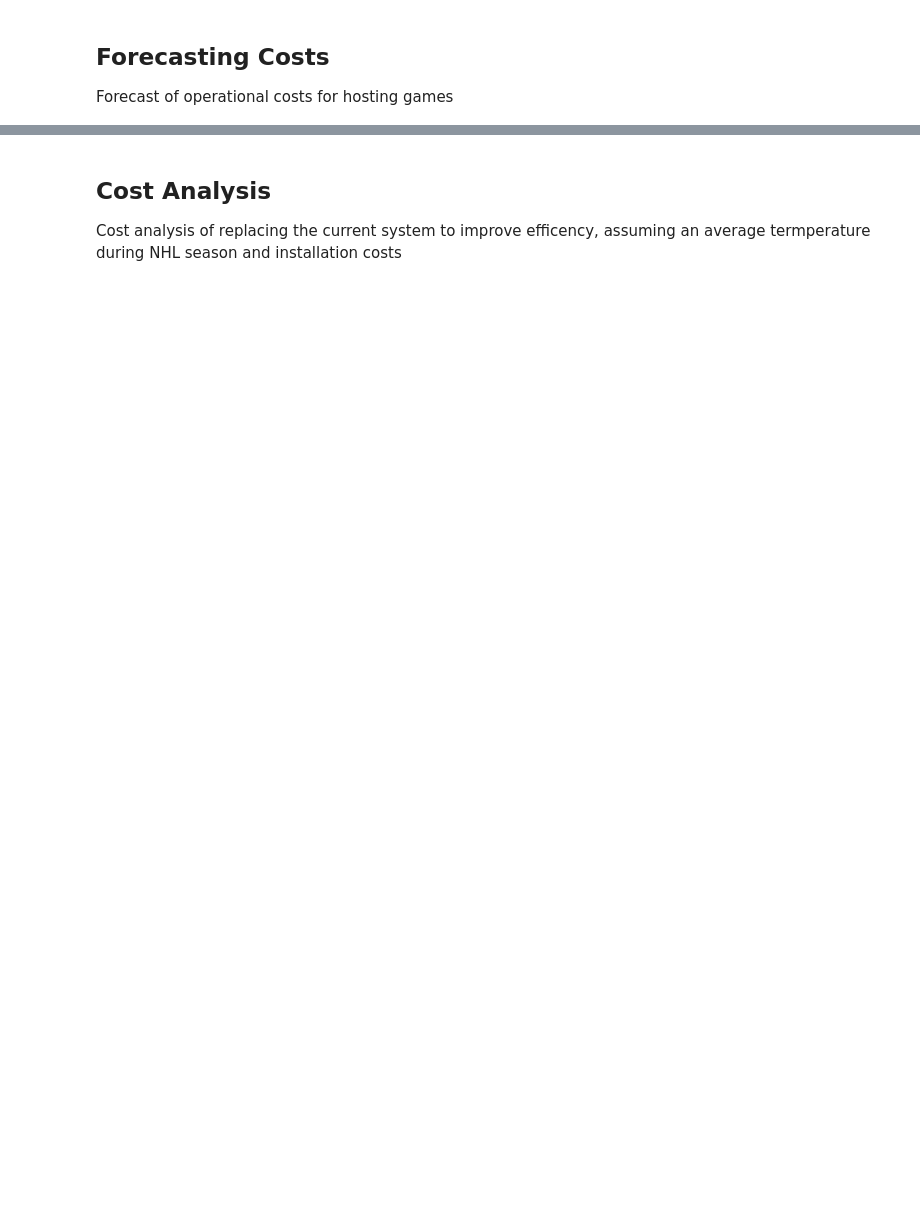
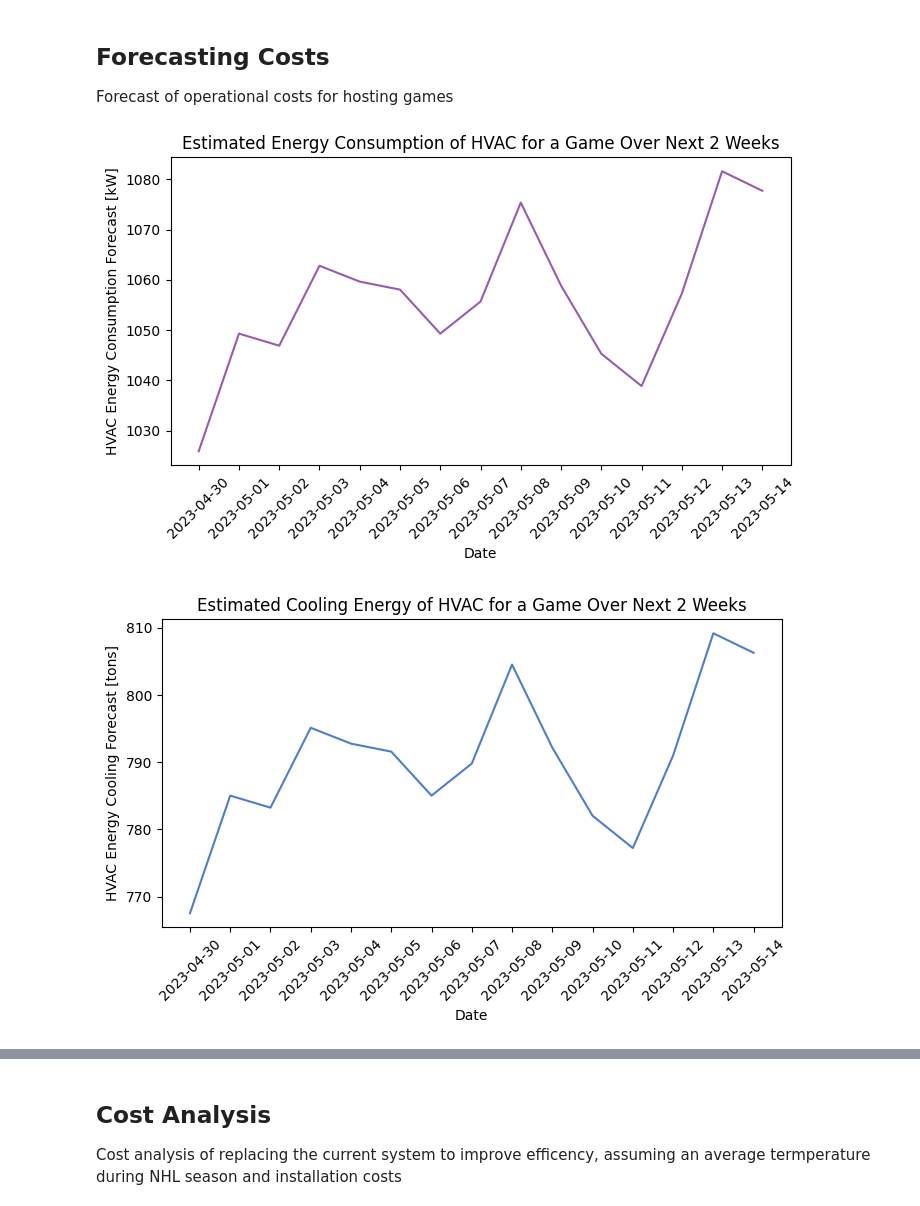
Before and after one commit to DominickBeaman/thermoproject, a Jupyter notebook: notebook.ipynb, the cells around one changed output, grey strips where cells are left out. Drawn from its saved outputs; the diff is of its cells as text; code cells hidden in the pictures; blank space fills up the shorter version.

```diff
--- a/notebook.ipynb
+++ b/notebook.ipynb
@@ -364,8 +378,8 @@ except  urllib.error.URLError as e:
 weatherForecast = pd.json_normalize(jsonData["days"])
 
 #calculate predicted costs
-tempData = weatherForecast["temp"] # °C
-humidityData = weatherForecast["humidity"] # %
+tempDataForecast = weatherForecast["temp"] # °C
+humidityDataForecast = weatherForecast["humidity"] # %
 
 energyArray = []
 energyCoolingArray = []
@@ -373,8 +387,8 @@ costArray = []
 amountPeople = 18000
 
 for i in range(weatherForecast["datetime"].size):
-    airTemperature = tempData[i]
-    airHumidity = tempData[i]
+    airTemperature = tempDataForecast[i]
+    airHumidity = humidityDataForecast[i]
 
     qNetDot, qNetCooling, totalCost = calcHVAC(airTemperature, airHumidity, amountPeople)
 
@@ -396,30 +410,33 @@ ax.set_title("Estimated Energy Consumption of HVAC for a Game Over Next 2 Weeks"
 
 # Set xticks to show dates
 ax.tick_params(axis='x', labelrotation=45)
 
 plt.show()
 
 #Plot Cooling Enegy Data
 fig, ax = plt.subplots(figsize=(8, 4))
 ax.plot(weatherForecast["datetime"], energyCoolingArray, color='#4f7ec9')
 ax.set_xlabel('Date')
 ax.set_ylabel('HVAC Energy Cooling Forecast [tons]')
 ax.set_title("Estimated Cooling Energy of HVAC for a Game Over Next 2 Weeks")
 
 # Set xticks to show dates
 ax.tick_params(axis='x', labelrotation=45)
 
 plt.show()
 
 
 #Plot Cost Data
 fig, ax = plt.subplots(figsize=(8, 4))
 ax.plot(weatherForecast["datetime"], costArray, color='#5bb086')
 ax.set_xlabel('Date')
 ax.set_ylabel('HVAC Cost Forecast [$]')
 ax.set_title("Estimated Cost of Operating HVAC Systems for a Game Over Next 2 Weeks")
 
 # Set xticks to show dates
 ax.tick_params(axis='x', labelrotation=45)
 
 plt.show()
+# %% [output]
+[figure, added]
+[figure, added]
```
Also changed, not shown: parts of 7 cells of this notebook.
